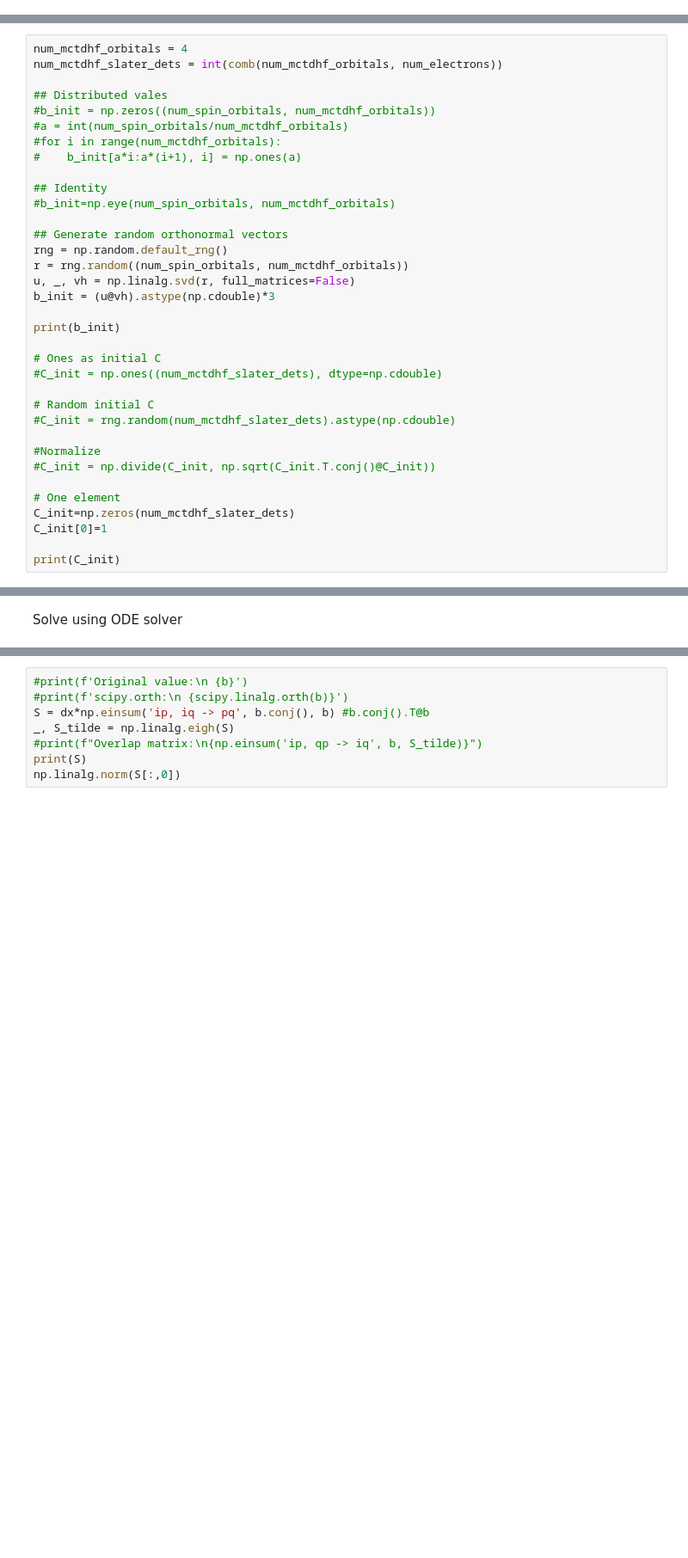
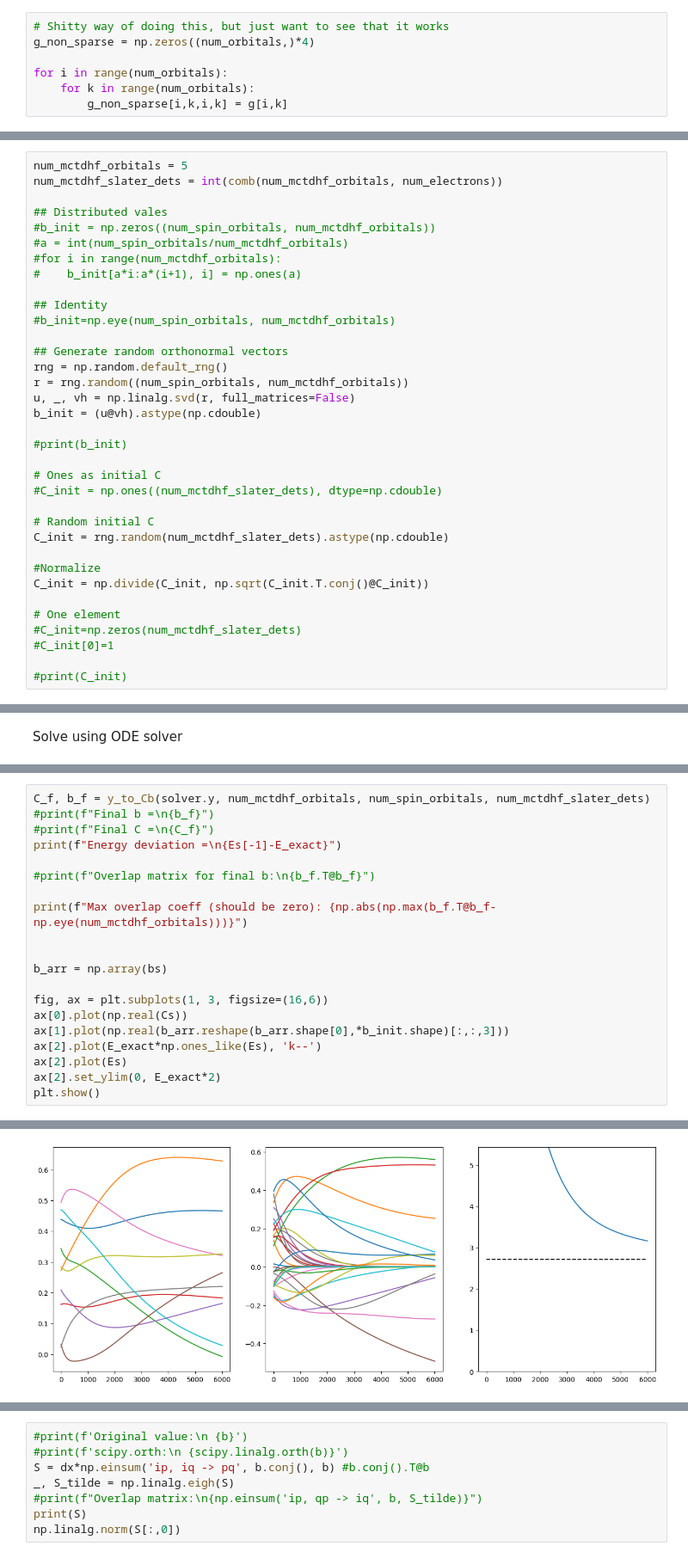
Before and after one commit to leoskar/mctdhf, a Jupyter notebook: MCTDHF_sinc.ipynb, the cells around one changed output, grey strips where cells are left out. Shown: that part at 86% size. Cells and saved outputs as stored; diff of their text form; blank space fills up the shorter version.

```diff
--- a/MCTDHF_sinc.ipynb
+++ b/MCTDHF_sinc.ipynb
@@ -115,0 +110,7 @@ plt.show()
+# %%
+# Shitty way of doing this, but just want to see that it works
+g_non_sparse = np.zeros((num_orbitals,)*4)
+
+for i in range(num_orbitals):
+    for k in range(num_orbitals):
+        g_non_sparse[i,k,i,k] = g[i,k]
@@ -122,7 +151,7 @@ $\ket{\phi_n(t)} = \sum_{k=1}^{N_b}b_{kn}(t)\ket{\psi_k}$,
 
 and initial C's.
 # %%
-num_mctdhf_orbitals = 4
+num_mctdhf_orbitals = 5
 num_mctdhf_slater_dets = int(comb(num_mctdhf_orbitals, num_electrons))
 
 ## Distributed vales
@@ -138,21 +167,21 @@ num_mctdhf_slater_dets = int(comb(num_mctdhf_orbitals, num_electrons))
 rng = np.random.default_rng()
 r = rng.random((num_spin_orbitals, num_mctdhf_orbitals))
 u, _, vh = np.linalg.svd(r, full_matrices=False)
-b_init = (u@vh).astype(np.cdouble)*3
+b_init = (u@vh).astype(np.cdouble)
 
-print(b_init)
+#print(b_init)
 
 # Ones as initial C
 #C_init = np.ones((num_mctdhf_slater_dets), dtype=np.cdouble)
 
 # Random initial C
-#C_init = rng.random(num_mctdhf_slater_dets).astype(np.cdouble)
+C_init = rng.random(num_mctdhf_slater_dets).astype(np.cdouble)
 
 #Normalize
-#C_init = np.divide(C_init, np.sqrt(C_init.T.conj()@C_init))
+C_init = np.divide(C_init, np.sqrt(C_init.T.conj()@C_init))
 
 # One element
-C_init=np.zeros(num_mctdhf_slater_dets)
-C_init[0]=1
+#C_init=np.zeros(num_mctdhf_slater_dets)
+#C_init[0]=1
 
-print(C_init)
+#print(C_init)
@@ -273,3 +331,24 @@ while solver.status == 'running':
 else:
     if solver.status != 'finished':
         raise(RuntimeError(msg))
+# %%
+C_f, b_f = y_to_Cb(solver.y, num_mctdhf_orbitals, num_spin_orbitals, num_mctdhf_slater_dets)
+#print(f"Final b =\n{b_f}")
+#print(f"Final C =\n{C_f}")
+print(f"Energy deviation =\n{Es[-1]-E_exact}")
+
+#print(f"Overlap matrix for final b:\n{b_f.T@b_f}")
+
+print(f"Max overlap coeff (should be zero): {np.abs(np.max(b_f.T@b_f-np.eye(num_mctdhf_orbitals)))}")
+
+
+b_arr = np.array(bs)
+
+fig, ax = plt.subplots(1, 3, figsize=(16,6))
+ax[0].plot(np.real(Cs))
+ax[1].plot(np.real(b_arr.reshape(b_arr.shape[0],*b_init.shape)[:,:,3]))
+ax[2].plot(E_exact*np.ones_like(Es), 'k--')
+ax[2].plot(Es)
+ax[2].set_ylim(0, E_exact*2)
+plt.show()
+# %% [output]
@@ -275,0 +358 @@ else:
+[figure, added]
```
Also changed, not shown: parts of 13 cells of this notebook, 1 other file.
